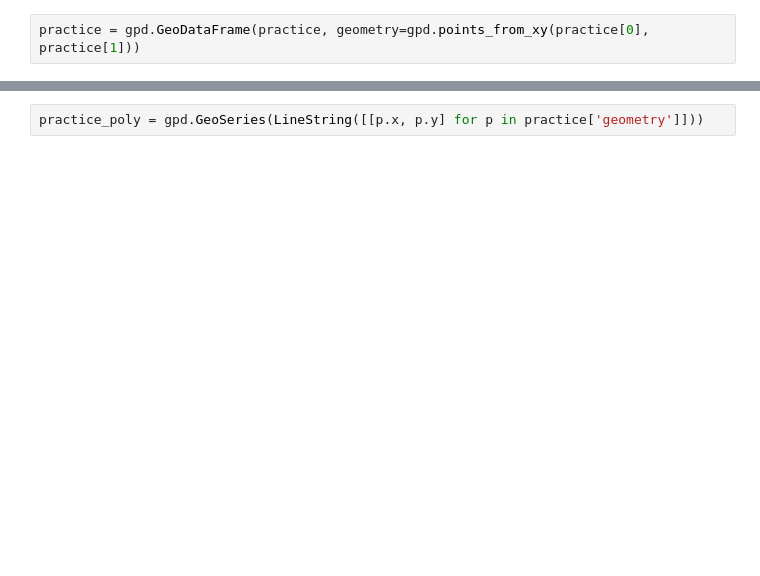
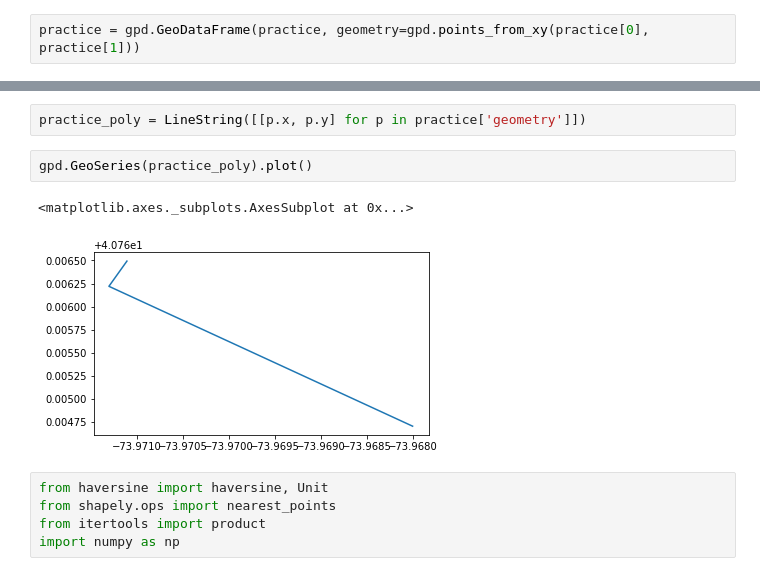
Before and after one commit to allisonhonold/walk_risk_engine, a Jupyter notebook: geopandas/route.ipynb, the cells around one changed output, grey strips where cells are left out. Saved outputs shown, nothing was run; the diff lists cells and outputs as text; blank space fills up the shorter version.

```diff
--- a/geopandas/route.ipynb
+++ b/geopandas/route.ipynb
@@ -147,2 +91,12 @@ practice.plot()
 # %%
-practice_poly = gpd.GeoSeries(LineString([[p.x, p.y] for p in practice['geometry']]))
+practice_poly = LineString([[p.x, p.y] for p in practice['geometry']])
+# %%
+gpd.GeoSeries(practice_poly).plot()
+# %% [output]
+<matplotlib.axes._subplots.AxesSubplot at 0x...>
+[figure, added]
+# %%
+from haversine import haversine, Unit
+from shapely.ops import nearest_points
+from itertools import product
+import numpy as np
```
Also changed, not shown: parts of 22 cells of this notebook.
